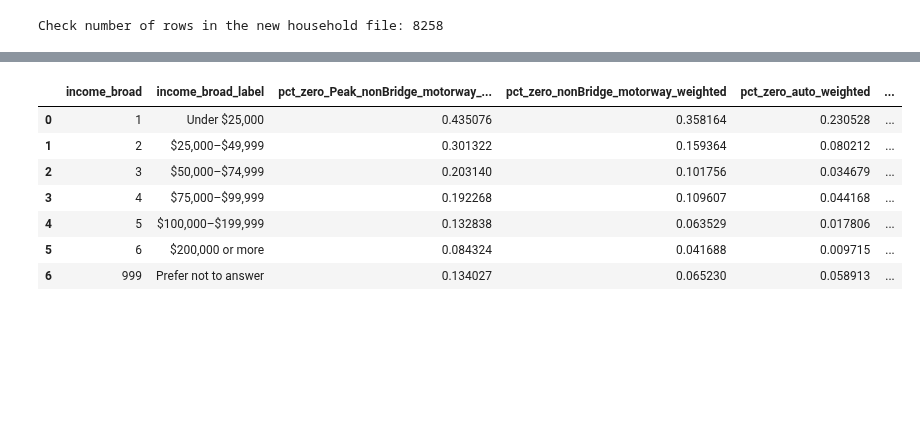
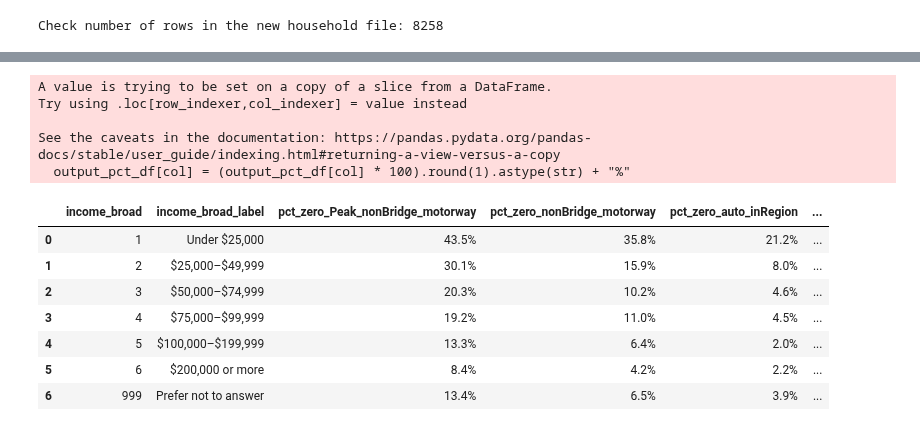
Before and after one commit to BayAreaMetro/Travel-Diary-Surveys, a Jupyter notebook: BATS-2023/Requests/Calc_percent_hh_made_no_motorway_trips.ipynb, the cells around one changed output, grey strips where cells are left out. Drawn from its saved outputs; the diff is of its cells as text; code cells hidden in the pictures; blank space fills up the shorter version.

```diff
--- a/BATS-2023/Requests/Calc_percent_hh_made_no_motorway_trips.ipynb
+++ b/BATS-2023/Requests/Calc_percent_hh_made_no_motorway_trips.ipynb
@@ -124,13 +131,15 @@ trip_df["is_nonBridge_motorway"] = (trip_df["has_nonBridge_motorway"] == 1)
 # also do this for trips that involve a freeway (that is not a bridge) but take place during any time of the day
 hh_peakNonBridgeMotorway_trips_df = trip_df.groupby("hh_id")[[
     "is_Peak_nonBridge_motorway",
-    "is_nonBridge_motorway"
+    "is_nonBridge_motorway",
+    "is_auto_inRegion"
 ]].sum().reset_index()
 # %%
 # Rename the columns so they have more intuitive names
 hh_peakNonBridgeMotorway_trips_df = hh_peakNonBridgeMotorway_trips_df.rename(columns={
     "is_Peak_nonBridge_motorway": "numTrips_Peak_nonBridge_motorway",
-    "is_nonBridge_motorway"     : "numTrips_nonBridge_motorway"
+    "is_nonBridge_motorway"     : "numTrips_nonBridge_motorway",
+    "is_auto_inRegion"           : "numTrips_auto_inRegion"
 })
 # %%
 # join the info about peak non-bridge motorway trips to the household file
@@ -222,21 +231,25 @@ new_hh_df["income_broad_label"] = new_hh_df["income_broad"].map(income_labels)
 # %%
 new_hh_df["zero_Peak_nonBridge_motorway"] = new_hh_df["numTrips_Peak_nonBridge_motorway"] == 0
 new_hh_df["zero_nonBridge_motorway"] = new_hh_df["numTrips_nonBridge_motorway"] == 0
+new_hh_df["zero_auto_inRegion"] = new_hh_df["numTrips_auto_inRegion"] == 0
 
 new_hh_df["zero_Peak_nonBridge_motorway_weighted"] = new_hh_df["zero_Peak_nonBridge_motorway"] * new_hh_df["hh_weight_rmove_only"]
 new_hh_df["zero_nonBridge_motorway_weighted"]      = new_hh_df["zero_nonBridge_motorway"] * new_hh_df["hh_weight_rmove_only"]
+new_hh_df["zero_auto_inRegion_weighted"]            = new_hh_df["zero_auto_inRegion"] * new_hh_df["hh_weight_rmove_only"]
 
 
 # Group and aggregate
 output_df = new_hh_df.groupby(["income_broad", "income_broad_label"], as_index=False).agg({
     "zero_Peak_nonBridge_motorway_weighted": "sum",
     "zero_nonBridge_motorway_weighted": "sum",
+    "zero_auto_inRegion_weighted": "sum",
     "hh_weight_rmove_only": "sum"
 })
 
 # Add percent column
-output_df["pct_zero_Peak_nonBridge_motorway_weighted"] = output_df["zero_Peak_nonBridge_motorway_weighted"] / output_df["hh_weight_rmove_only"]
-output_df["pct_zero_nonBridge_motorway_weighted"]      = output_df["zero_nonBridge_motorway_weighted"] / output_df["hh_weight_rmove_only"]
+output_df["pct_zero_Peak_nonBridge_motorway"] = output_df["zero_Peak_nonBridge_motorway_weighted"] / output_df["hh_weight_rmove_only"]
+output_df["pct_zero_nonBridge_motorway"]      = output_df["zero_nonBridge_motorway_weighted"] / output_df["hh_weight_rmove_only"]
+output_df["pct_zero_auto_inRegion"]            = output_df["zero_auto_inRegion_weighted"] / output_df["hh_weight_rmove_only"]
 
 output_df
 # %% [output]
@@ -346,16 +363,18 @@ new_hh_df["zero_transit_weighted"] = new_hh_df["zero_transit"] * new_hh_df["hh_w
 output_df = new_hh_df.groupby(["income_broad", "income_broad_label"], as_index=False).agg({
     "zero_Peak_nonBridge_motorway_weighted": "sum",
     "zero_nonBridge_motorway_weighted": "sum",
+    "zero_auto_inRegion_weighted"   : "sum",
     "zero_auto_weighted"   : "sum",
     "zero_transit_weighted": "sum",
     "hh_weight_rmove_only" : "sum"
 })
 
 # Add percent column
-output_df["pct_zero_Peak_nonBridge_motorway_weighted"] = output_df["zero_Peak_nonBridge_motorway_weighted"] / output_df["hh_weight_rmove_only"]
-output_df["pct_zero_nonBridge_motorway_weighted"]      = output_df["zero_nonBridge_motorway_weighted"] / output_df["hh_weight_rmove_only"]
-output_df["pct_zero_auto_weighted"] = output_df["zero_auto_weighted"] / output_df["hh_weight_rmove_only"]
-output_df["pct_zero_transit_weighted"] = output_df["zero_transit_weighted"] / output_df["hh_weight_rmove_only"]
+output_df["pct_zero_Peak_nonBridge_motorway"] = output_df["zero_Peak_nonBridge_motorway_weighted"] / output_df["hh_weight_rmove_only"]
+output_df["pct_zero_nonBridge_motorway"]      = output_df["zero_nonBridge_motorway_weighted"] / output_df["hh_weight_rmove_only"]
+output_df["pct_zero_auto_inRegion"] = output_df["zero_auto_inRegion_weighted"] / output_df["hh_weight_rmove_only"]
+output_df["pct_zero_auto"] = output_df["zero_auto_weighted"] / output_df["hh_weight_rmove_only"]
+output_df["pct_zero_transit"] = output_df["zero_transit_weighted"] / output_df["hh_weight_rmove_only"]
 
 output_df
 # %% [output]
@@ -370,21 +389,39 @@ output_df
 # %%
 # a simpler table showing just the percentages
 output_pct_df = output_df[[
     "income_broad",
     "income_broad_label",
-    "pct_zero_Peak_nonBridge_motorway_weighted",
-    "pct_zero_nonBridge_motorway_weighted",
-    "pct_zero_auto_weighted",
-    "pct_zero_transit_weighted"
+    "pct_zero_Peak_nonBridge_motorway",
+    "pct_zero_nonBridge_motorway",
+    "pct_zero_auto_inRegion",
+    "pct_zero_auto",
+    "pct_zero_transit"
 ]]
 
+# Convert to percentages format
+pct_columns = [
+    "pct_zero_Peak_nonBridge_motorway",
+    "pct_zero_nonBridge_motorway",
+    "pct_zero_auto_inRegion",
+    "pct_zero_auto",
+    "pct_zero_transit"
+]
+
+for col in pct_columns:
+    output_pct_df[col] = (output_pct_df[col] * 100).round(1).astype(str) + "%"
+
 output_pct_df
 # %% [output]
+A value is trying to be set on a copy of a slice from a DataFrame.
+Try using .loc[row_indexer,col_indexer] = value instead
+
+See the caveats in the documentation: https://pandas.pydata.org/pandas-docs/stable/user_guide/indexing.html#returning-a-view-versus-a-copy
+  output_pct_df[col] = (output_pct_df[col] * 100).round(1).astype(str) + "%"
-|  | income_broad | income_broad_label | pct_zero_Peak_nonBridge_motorway_... | pct_zero_nonBridge_motorway_weighted | pct_zero_auto_weighted | ... |
-| 0 | 1 | Under $25,000 | 0.435076 | 0.358164 | 0.230528 | ... |
-| 1 | 2 | $25,000–$49,999 | 0.301322 | 0.159364 | 0.080212 | ... |
-| 2 | 3 | $50,000–$74,999 | 0.203140 | 0.101756 | 0.034679 | ... |
-| 3 | 4 | $75,000–$99,999 | 0.192268 | 0.109607 | 0.044168 | ... |
-| 4 | 5 | $100,000–$199,999 | 0.132838 | 0.063529 | 0.017806 | ... |
-| 5 | 6 | $200,000 or more | 0.084324 | 0.041688 | 0.009715 | ... |
-| 6 | 999 | Prefer not to answer | 0.134027 | 0.065230 | 0.058913 | ... |
+|  | income_broad | income_broad_label | pct_zero_Peak_nonBridge_motorway | pct_zero_nonBridge_motorway | pct_zero_auto_inRegion | ... |
+| 0 | 1 | Under $25,000 | 43.5% | 35.8% | 21.2% | ... |
+| 1 | 2 | $25,000–$49,999 | 30.1% | 15.9% | 8.0% | ... |
+| 2 | 3 | $50,000–$74,999 | 20.3% | 10.2% | 4.6% | ... |
+| 3 | 4 | $75,000–$99,999 | 19.2% | 11.0% | 4.5% | ... |
+| 4 | 5 | $100,000–$199,999 | 13.3% | 6.4% | 2.0% | ... |
+| 5 | 6 | $200,000 or more | 8.4% | 4.2% | 2.2% | ... |
+| 6 | 999 | Prefer not to answer | 13.4% | 6.5% | 3.9% | ... |
```
Also changed, not shown: parts of 7 cells of this notebook.
